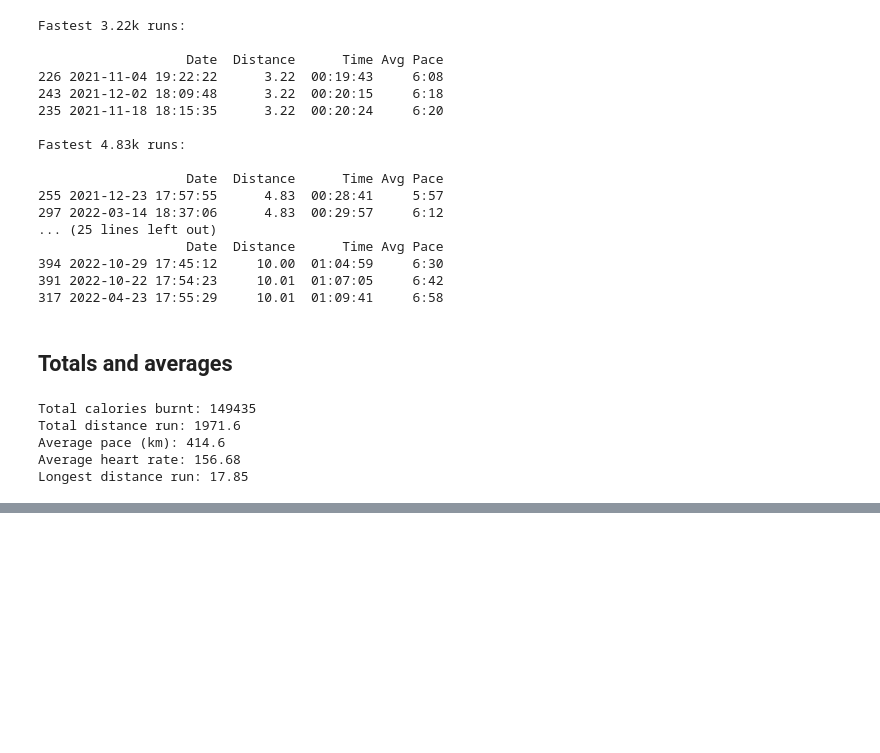
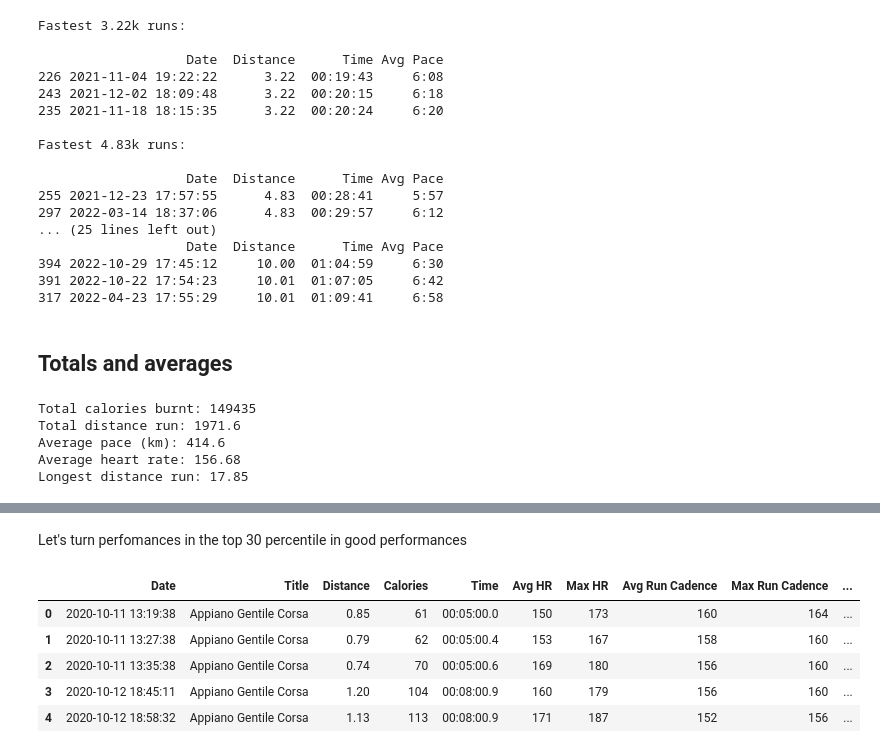
Before and after one commit to kauber/NewRunAnalyzer, a Jupyter notebook: Notebooks/RunAnalyze.ipynb, the cells around one changed output, grey strips where cells are left out. Cells and saved outputs as stored; diff of their text form; code cells hidden in the pictures; blank space fills up the shorter version.

```diff
--- a/Notebooks/RunAnalyze.ipynb
+++ b/Notebooks/RunAnalyze.ipynb
@@ -499,0 +535,3 @@ Longest distance run: 17.85
+# %%
+rundata['Perf_Decile'] = pd.qcut(rundata['Avg_pace_secs'], 10,
+                            labels = False)
@@ -499,0 +561,13 @@ Longest distance run: 17.85
+# %% [markdown]
+Let's turn perfomances in the top 30 percentile in good performances
+# %%
+rundata['Good_Performance'] = np.where(rundata['Perf_Decile'] < 3,1,0)
+# %%
+rundata.head()
+# %% [output]
+|  | Date | Title | Distance | Calories | Time | Avg HR | Max HR | Avg Run Cadence | Max Run Cadence | ... |
+| 0 | 2020-10-11 13:19:38 | Appiano Gentile Corsa | 0.85 | 61 | 00:05:00.0 | 150 | 173 | 160 | 164 | ... |
+| 1 | 2020-10-11 13:27:38 | Appiano Gentile Corsa | 0.79 | 62 | 00:05:00.4 | 153 | 167 | 158 | 160 | ... |
+| 2 | 2020-10-11 13:35:38 | Appiano Gentile Corsa | 0.74 | 70 | 00:05:00.6 | 169 | 180 | 156 | 160 | ... |
+| 3 | 2020-10-12 18:45:11 | Appiano Gentile Corsa | 1.20 | 104 | 00:08:00.9 | 160 | 179 | 156 | 160 | ... |
+| 4 | 2020-10-12 18:58:32 | Appiano Gentile Corsa | 1.13 | 113 | 00:08:00.9 | 171 | 187 | 152 | 156 | ... |
```
Also changed, not shown: parts of 65 cells of this notebook.
